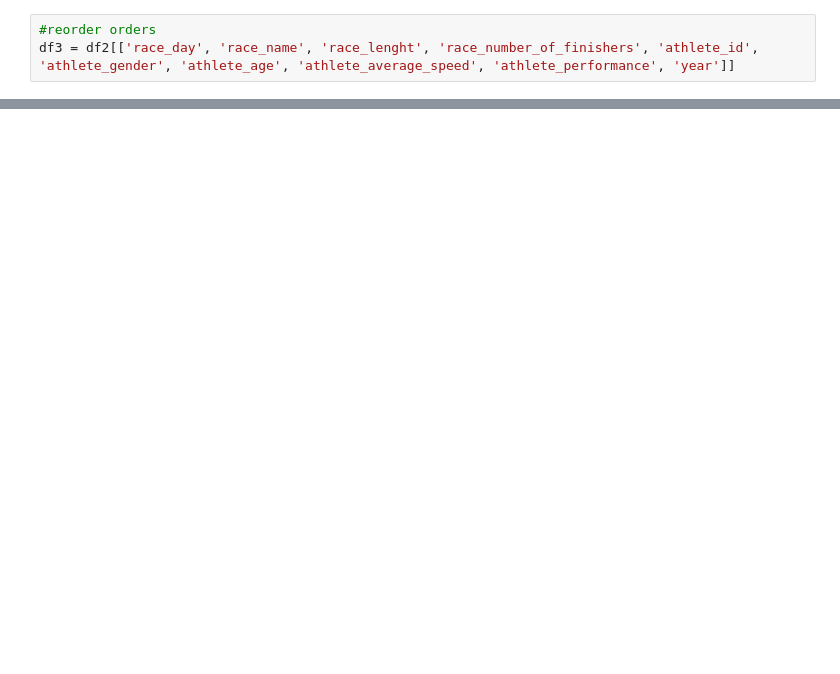
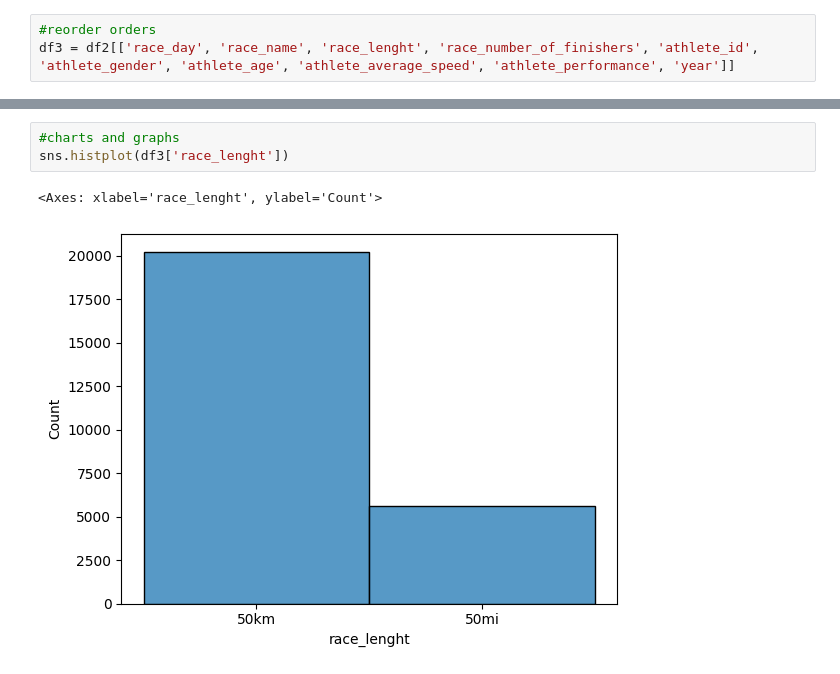
Before and after one commit to devoctaviooliveira/Marathon-Pandas-Project, a Jupyter notebook: MarathonProject.ipynb, the cells around one changed output, grey strips where cells are left out. Drawn from its saved outputs; the diff is of its cells as text; blank space fills up the shorter version.

```diff
--- a/MarathonProject.ipynb
+++ b/MarathonProject.ipynb
@@ -379,0 +407,6 @@ df3.head()
+# %%
+#charts and graphs
+sns.histplot(df3['race_lenght'])
+# %% [output]
+<Axes: xlabel='race_lenght', ylabel='Count'>
+[figure, added]
```
Also changed, not shown: parts of 16 cells of this notebook.
